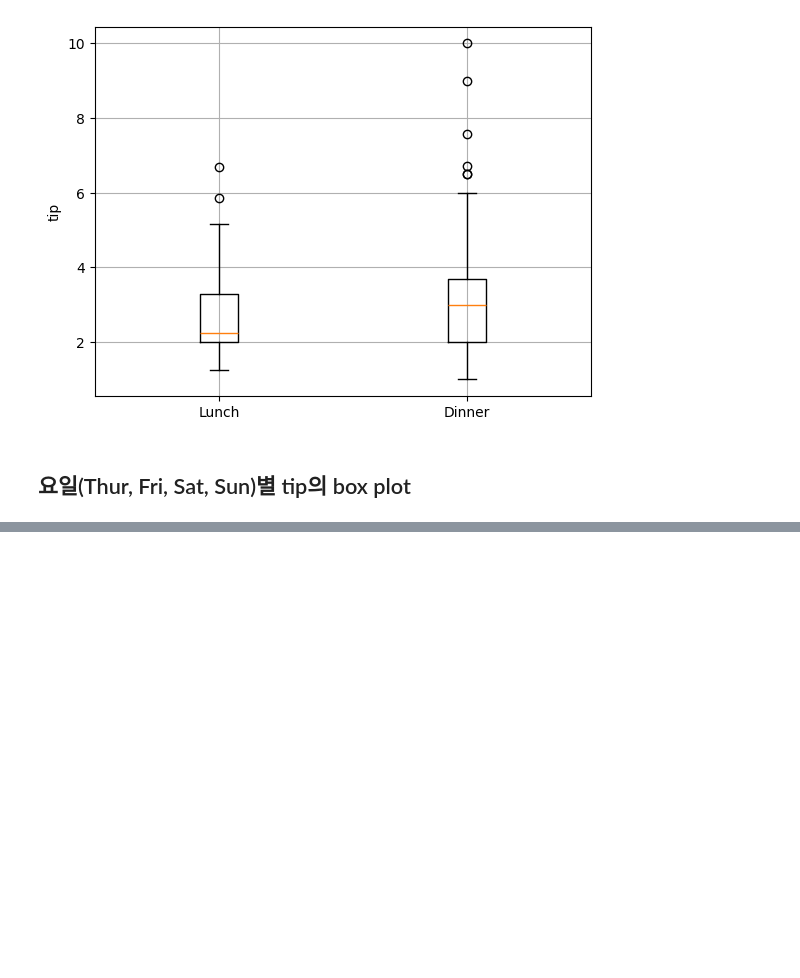
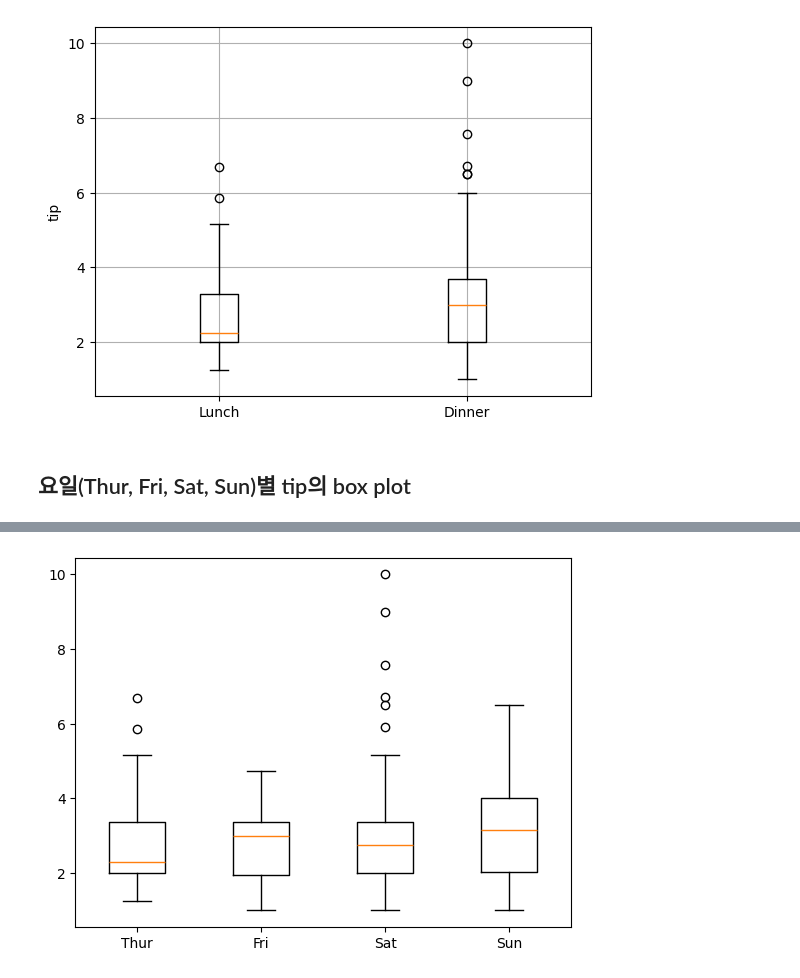
Before and after one commit to JakeOh/202511_BD53, a Jupyter notebook: lab_python/da04_matplotlib.ipynb, the cells around one changed output, grey strips where cells are left out. Cells and saved outputs as stored; diff of their text form; code cells hidden in the pictures; blank space fills up the shorter version.

```diff
--- a/lab_python/da04_matplotlib.ipynb
+++ b/lab_python/da04_matplotlib.ipynb
@@ -269,0 +275,3 @@ plt.show()
+# %%
+for d in tips.day.unique():
+    print(d)
@@ -269,0 +287,3 @@ plt.show()
+# %%
+for d in tips.day.cat.categories:
+    print(d)
@@ -269,0 +307,11 @@ plt.show()
+# %%
+day_categroy = tips.day.cat.categories  # 요일 카테고리(목/금/토/일)
+data = []  # 요일별 팁의 컬럼을 저장하기 위한 빈 리스트
+for d in day_categroy:
+    tip_by_day = tips[tips.day == d].tip
+    data.append(tip_by_day)
+
+plt.boxplot(x=data, tick_labels=day_categroy)
+plt.show()
+# %% [output]
+[figure, added]
```
Also changed, not shown: parts of 8 cells of this notebook.
